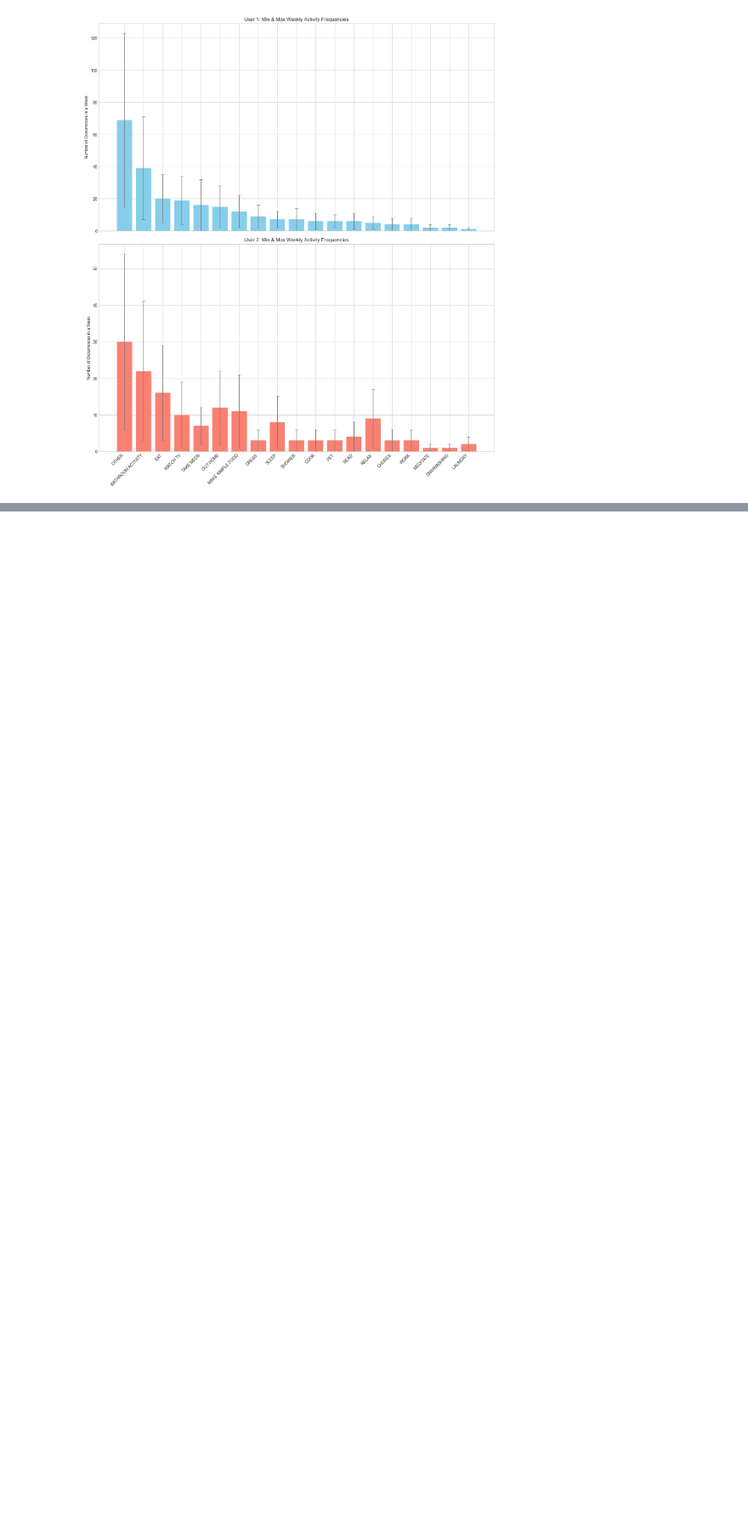
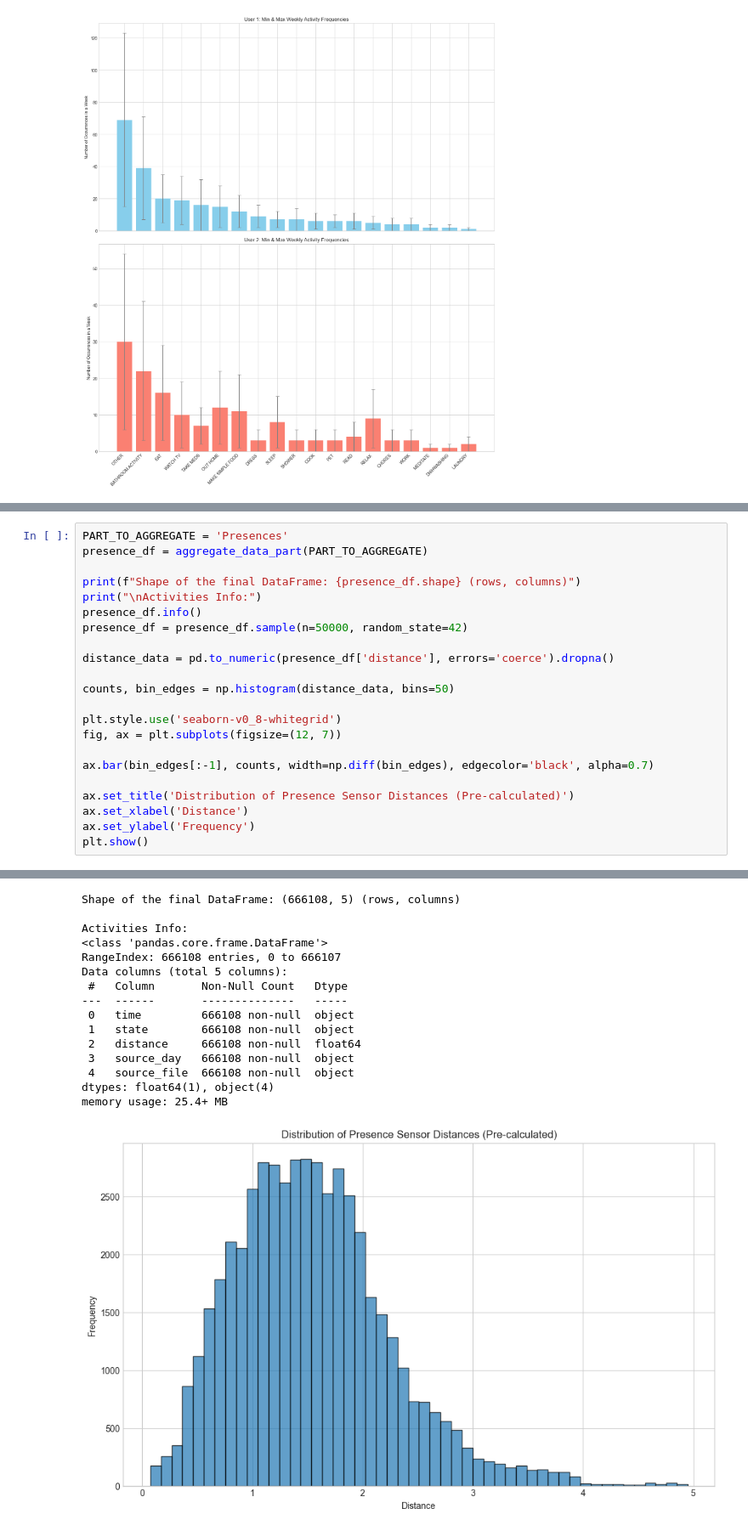
Before and after one commit to jessevfranks/SDHAR-Dataset-Project, a Jupyter notebook: src/Deliverable_1.ipynb, the cells around one changed output, grey strips where cells are left out. Shown at 85% size. Cells and saved outputs as stored; diff of their text form; blank space fills up the shorter version.

```diff
--- a/src/Deliverable_1.ipynb
+++ b/src/Deliverable_1.ipynb
@@ -208,0 +284,23 @@ plt.show()
+# %%
+PART_TO_AGGREGATE = 'Presences'
+presence_df = aggregate_data_part(PART_TO_AGGREGATE)
+
+print(f"Shape of the final DataFrame: {presence_df.shape} (rows, columns)")
+print("\nActivities Info:")
+presence_df.info()
+presence_df = presence_df.sample(n=50000, random_state=42)
+
+distance_data = pd.to_numeric(presence_df['distance'], errors='coerce').dropna()
+
+counts, bin_edges = np.histogram(distance_data, bins=50)
+
+plt.style.use('seaborn-v0_8-whitegrid')
+fig, ax = plt.subplots(figsize=(12, 7))
+
+ax.bar(bin_edges[:-1], counts, width=np.diff(bin_edges), edgecolor='black', alpha=0.7)
+
+ax.set_title('Distribution of Presence Sensor Distances (Pre-calculated)')
+ax.set_xlabel('Distance')
+ax.set_ylabel('Frequency')
+plt.show()
+# %% [output]
@@ -208,0 +312,16 @@ plt.show()
+Shape of the final DataFrame: (666108, 5) (rows, columns)
+
+Activities Info:
+<class 'pandas.core.frame.DataFrame'>
+RangeIndex: 666108 entries, 0 to 666107
+Data columns (total 5 columns):
+ #   Column       Non-Null Count   Dtype
+---  ------       --------------   -----
+ 0   time         666108 non-null  object
+ 1   state        666108 non-null  object
+ 2   distance     666108 non-null  float64
+ 3   source_day   666108 non-null  object
+ 4   source_file  666108 non-null  object
+dtypes: float64(1), object(4)
+memory usage: 25.4+ MB
+[figure, added]
```
Also changed, not shown: parts of 6 cells of this notebook.
